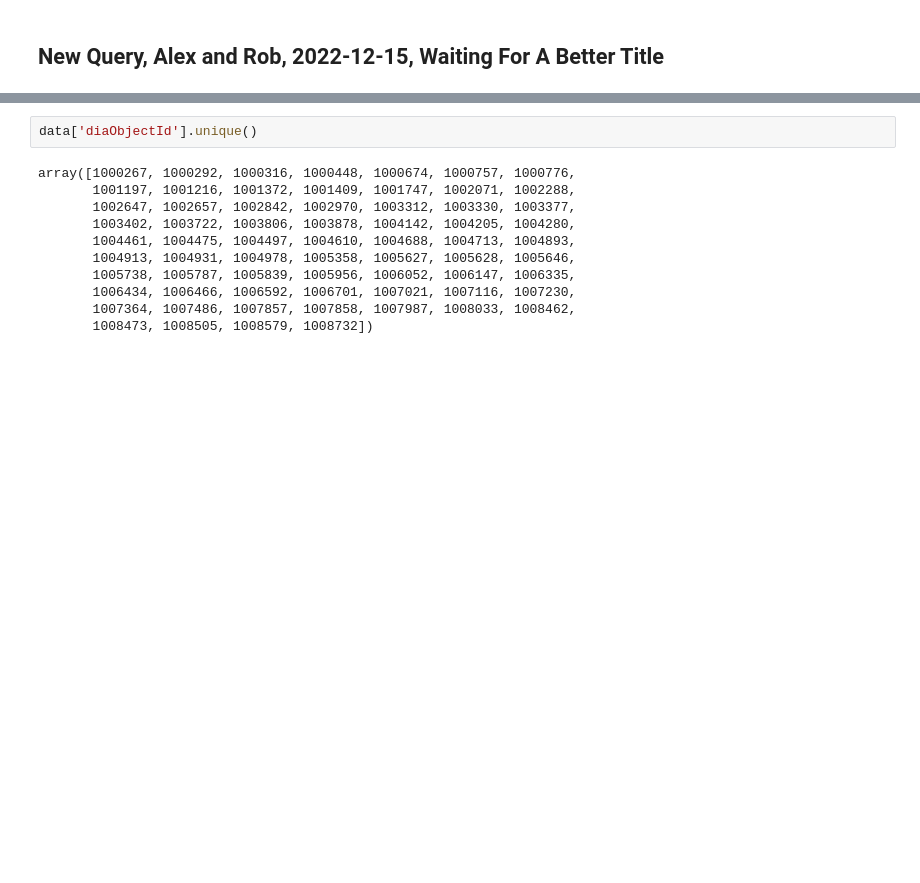
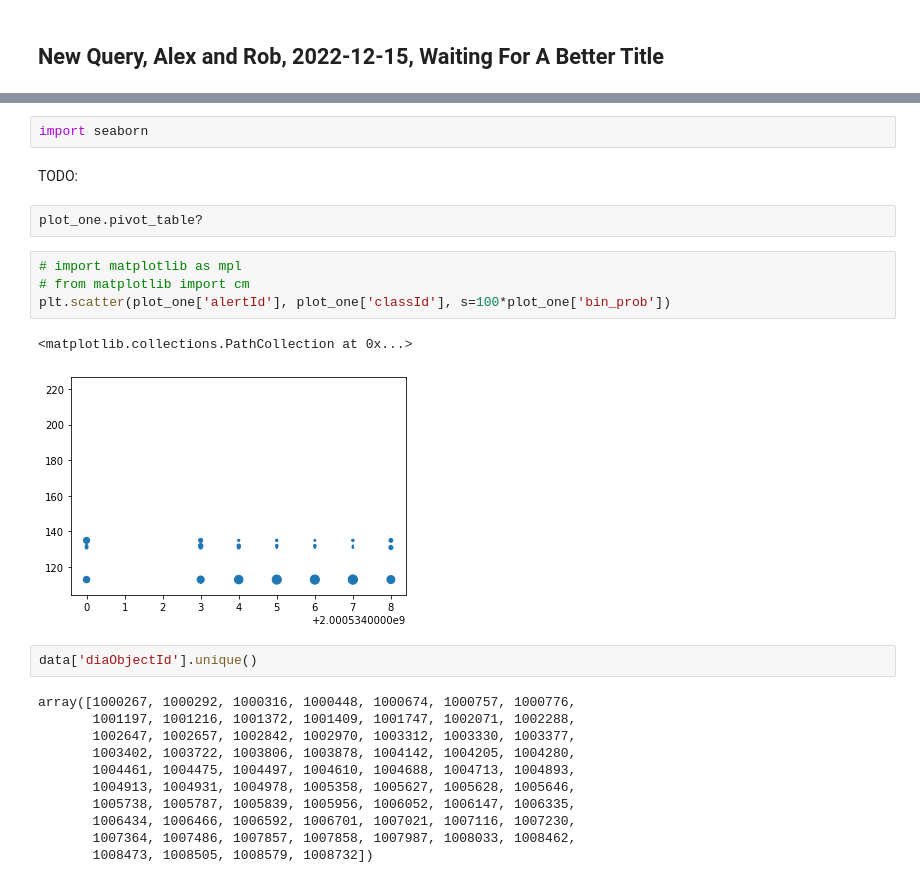
Before and after one commit to josephy02/elasticc_metrics, a Jupyter notebook: query_for_probabilistic_metrics.ipynb, the cells around one changed output, grey strips where cells are left out. Saved outputs shown, nothing was run; the diff lists cells and outputs as text; blank space fills up the shorter version.

```diff
--- a/query_for_probabilistic_metrics.ipynb
+++ b/query_for_probabilistic_metrics.ipynb
@@ -431,3 +500,16 @@ plt.matshow(probvecs)
+# %%
+import seaborn
+# %% [markdown]
+TODO:
+# %%
+plot_one.pivot_table?
+# %%
+# import matplotlib as mpl
+# from matplotlib import cm
+plt.scatter(plot_one['alertId'], plot_one['classId'], s=100*plot_one['bin_prob'])
+# %% [output]
+<matplotlib.collections.PathCollection at 0x...>
+[figure, added]
 # %%
 data['diaObjectId'].unique()
 # %% [output]
```
Also changed, not shown: parts of 33 cells of this notebook.
